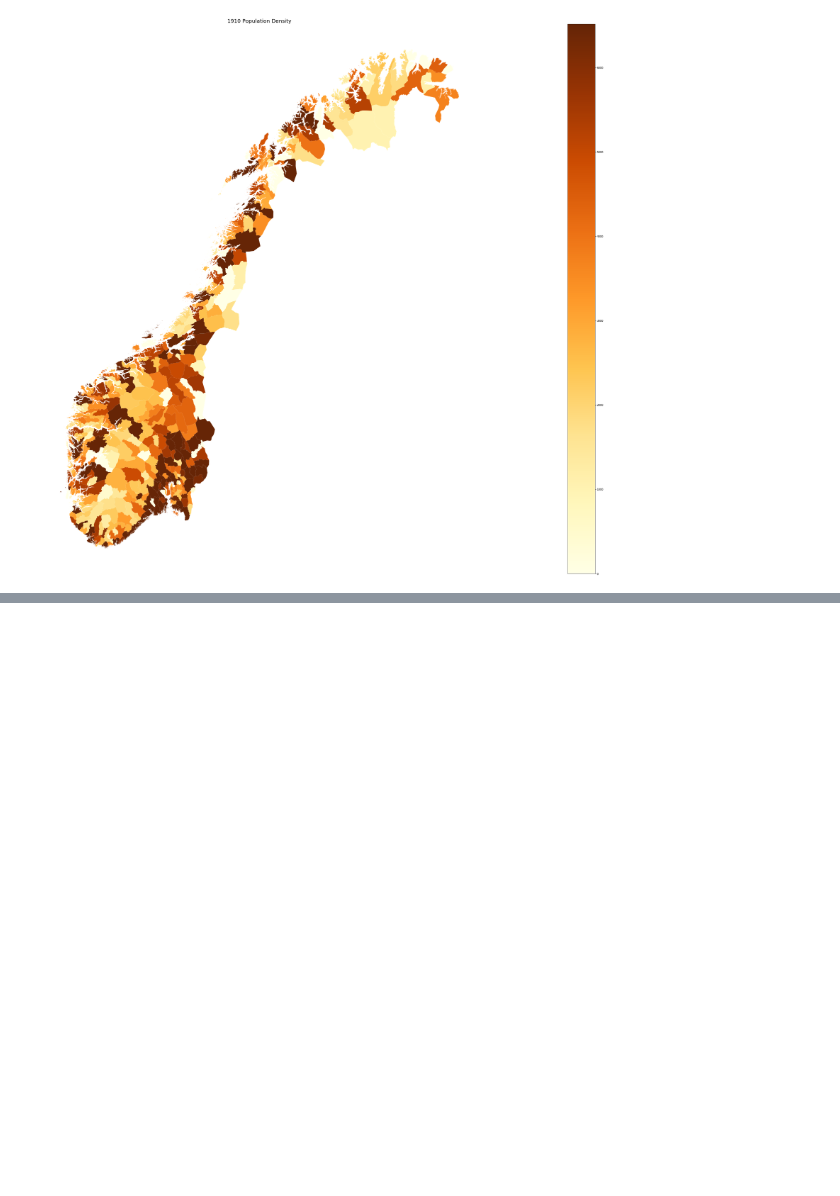
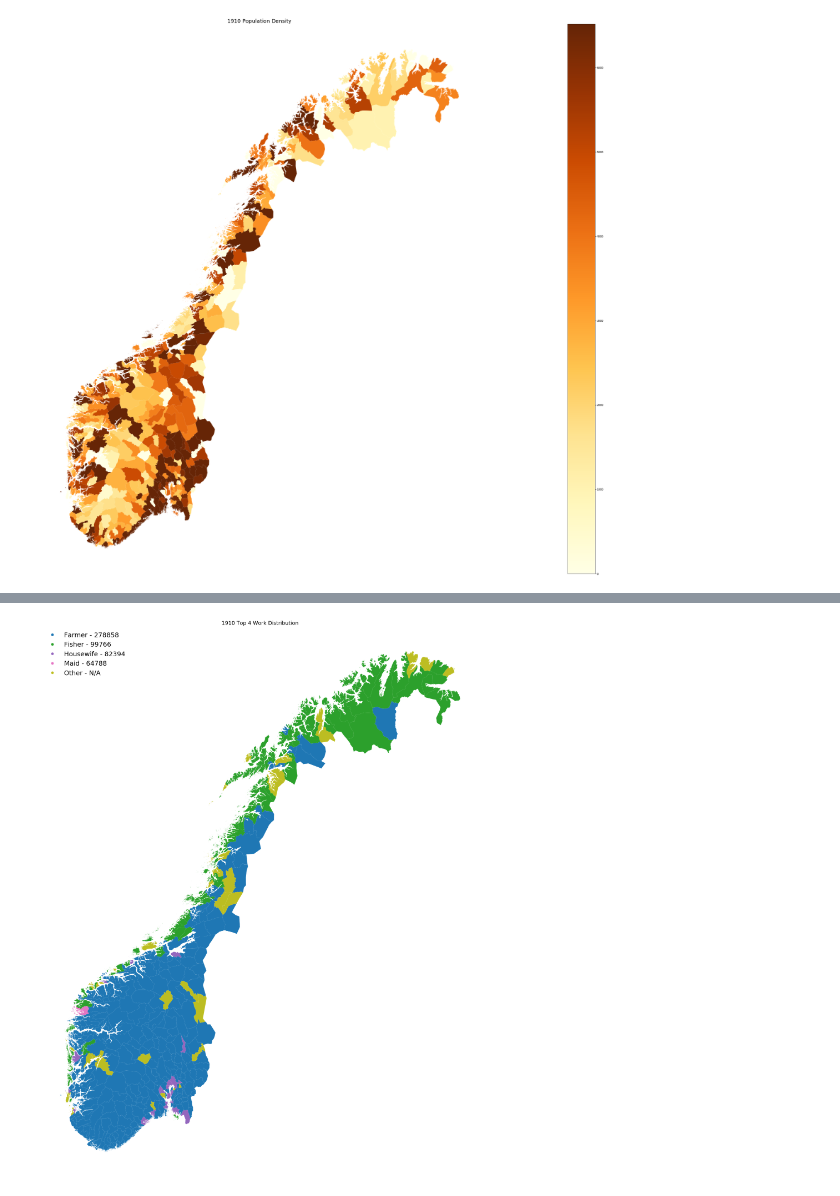
Before and after one commit to BerntA/NorwegianDemographics, a Jupyter notebook: src/visualize.ipynb, the cells around one changed output, grey strips where cells are left out. Cells and saved outputs as stored; diff of their text form; code cells hidden in the pictures; blank space fills up the shorter version.

```diff
--- a/src/visualize.ipynb
+++ b/src/visualize.ipynb
@@ -163,0 +191,3 @@ visualize(df_municipalities, np.array([np.random.permutation(['YES', 'NO', 'MAYB
+# %%
+df_work_1910 = pd.read_csv('data/census_work.csv', encoding='utf-8', names=['Municipality', 'Work', 'Count'])
+df_work_1910.head()
@@ -163,0 +201,13 @@ visualize(df_municipalities, np.array([np.random.permutation(['YES', 'NO', 'MAYB
+# %%
+value_counts = {k:sum([count for work, count in zip(df_work_1910.Work, df_work_1910.Count) if work == k]) for k in set(df_work_1910.Work)}
+values = ['Other - N/A' for _ in range(len(df_municipalities))]
+cnt, lastMunicipality = -1, ''
+for m, w, c in zip(df_work_1910.Municipality, df_work_1910.Work, df_work_1910.Count):
+    if (c > cnt) or (lastMunicipality != m): # Pick the most 'popular' top religion.
+        values[MUNICIPALITIES_IDX[m]] = '{} - {}'.format(w, value_counts[w])
+        cnt = c
+    lastMunicipality = m
+
+visualize(df_municipalities, np.array(values), '1910 Top 4 Work Distribution', True, '1910_work_distribution')
+# %% [output]
+[figure, added]
```
Also changed, not shown: parts of 12 cells of this notebook, 3 other files.
